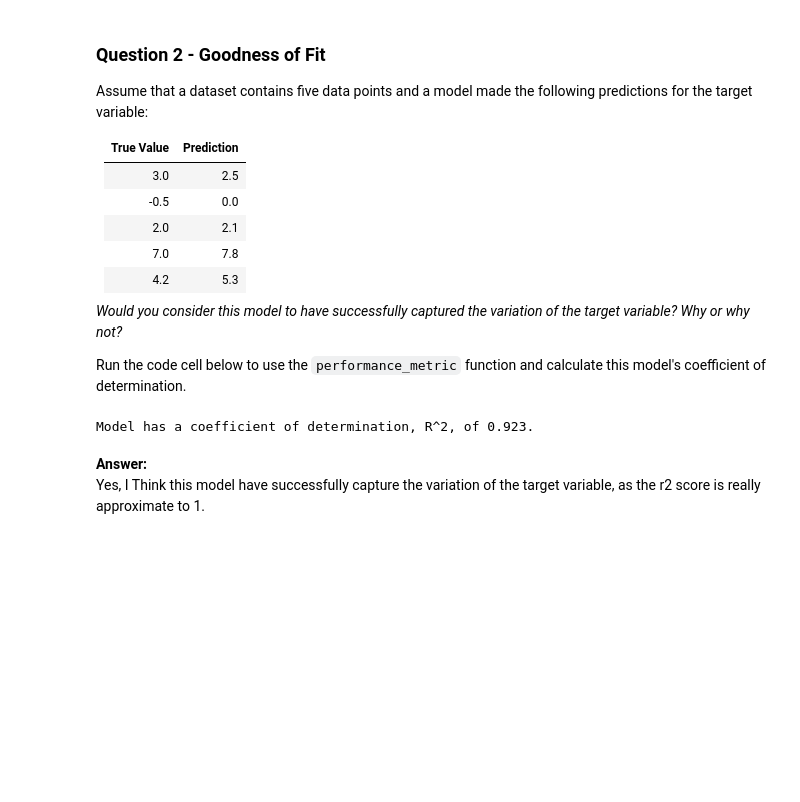
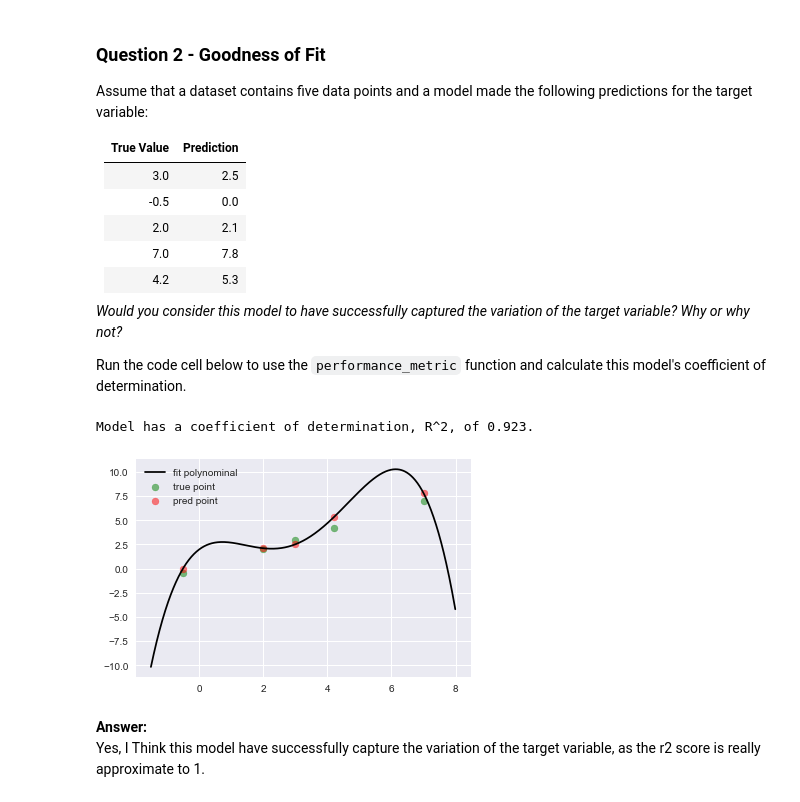
Before and after one commit to henryji96/Machine_Learning_Projects_Udacity, a Jupyter notebook: projects/boston_housing/boston_housing.ipynb, the cells around one changed output. Cells and saved outputs as stored; diff of their text form; code cells hidden in the pictures; blank space fills up the shorter version.

```diff
--- a/projects/boston_housing/boston_housing.ipynb
+++ b/projects/boston_housing/boston_housing.ipynb
@@ -181,6 +183,25 @@ score = performance_metric([3, -0.5, 2, 7, 4.2], [2.5, 0.0, 2.1, 7.8, 5.3])
 print "Model has a coefficient of determination, R^2, of {:.3f}.".format(score)
 # %% [output]
 Model has a coefficient of determination, R^2, of 0.923.
+# %%
+import numpy as np
+import matplotlib.pyplot as plt
+%matplotlib inline
+
+true,pred=[3, -0.5, 2, 7, 4.2], [2.5, 0.0, 2.1, 7.8, 5.3]
+#plot true values
+plt.scatter(true,true,alpha=0.5,color='g',label='true point')
+#plot predicted values/line
+fit_line=np.poly1d(np.polyfit(true,pred,4))
+lims=np.arange(min(true)-1,max(true)+1,0.01)
+plt.scatter(true,pred,alpha=0.5,color='red',label='pred point')
+plt.plot(lims,fit_line(lims),color='black',label='fit polynominal')
+
+#legend and show
+plt.legend(loc='best')
+plt.show()
+# %% [output]
+[figure, added]
 # %% [markdown]
 **Answer:**
 Yes, I Think this model have successfully capture the variation of the target variable, as the r2 score is really approximate to 1.
```
Also changed, not shown: parts of 10 cells of this notebook, 1 other file.
